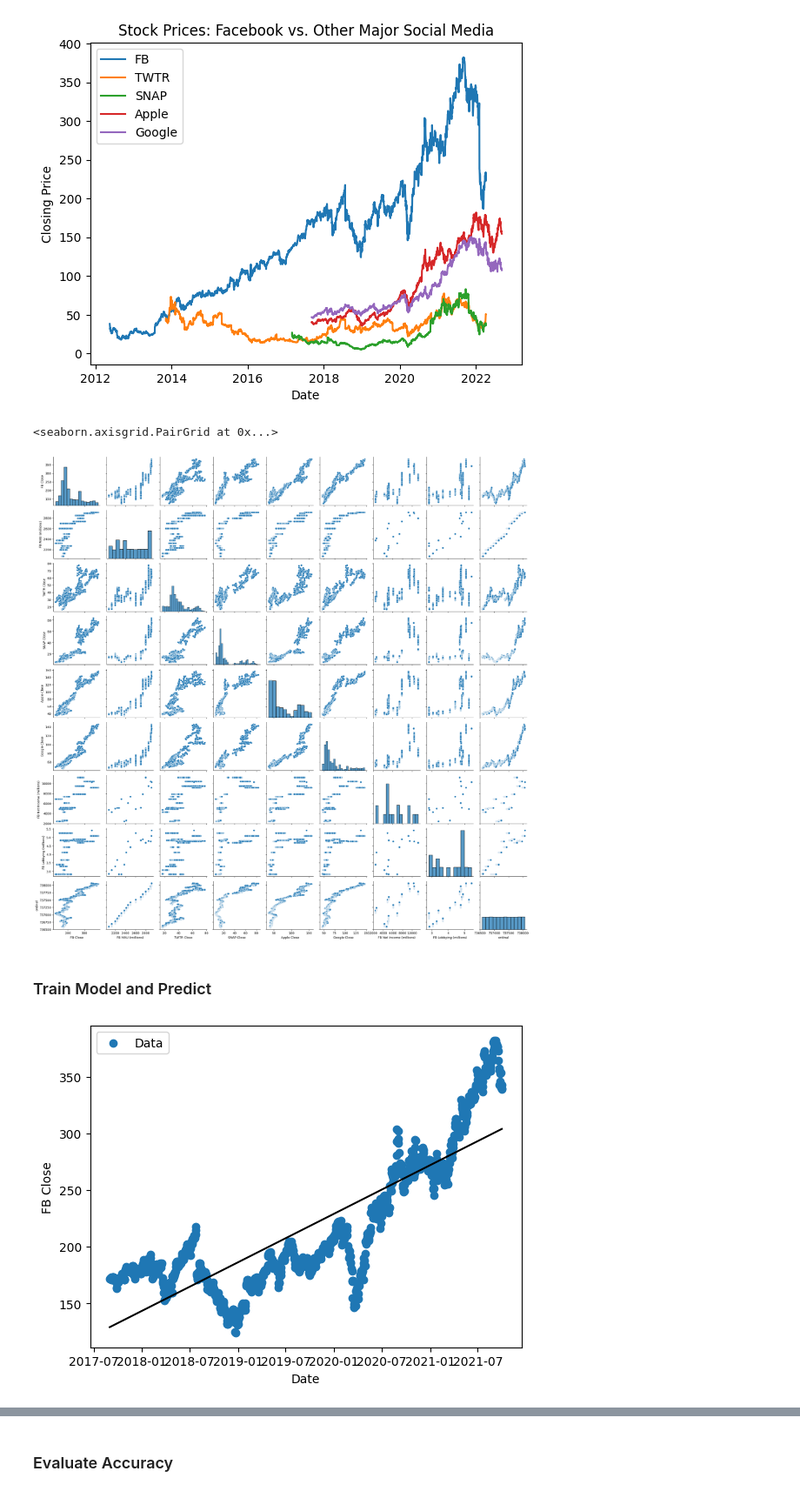
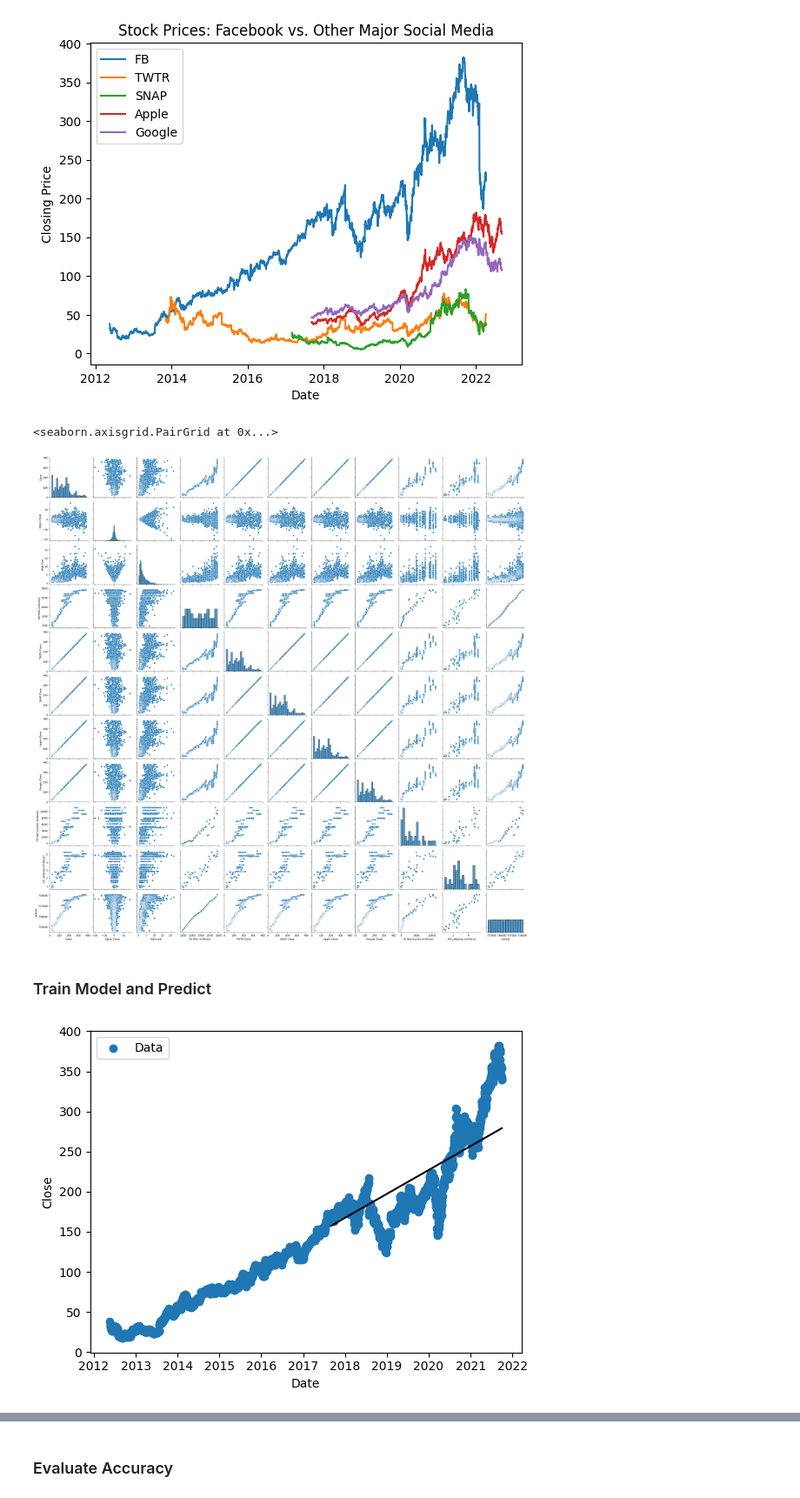
Before and after one commit to duckgrammer/Facebook-Stocks-ML, a Jupyter notebook: Facebook Stocks.ipynb, the cells around one changed output, grey strips where cells are left out. Shown at 87% size. Saved outputs shown, nothing was run; the diff lists cells and outputs as text; code cells hidden in the pictures.

```diff
--- a/Facebook Stocks.ipynb
+++ b/Facebook Stocks.ipynb
@@ -13,8 +16,9 @@ import csv
 # %%
 # Facebook stock prices 2012-2022
 FB_dataframe = pd.read_csv ('./data/FB_stock_history.csv')
+FB_dataframe['Open-Close'] = FB_dataframe.Open - FB_dataframe.Close
+FB_dataframe['High-Low'] = FB_dataframe.High - FB_dataframe.Low
 FB_dataframe = FB_dataframe.drop(['Open', 'High', 'Low', 'Dividends', 'Stock Splits', 'Volume'], axis=1)
-FB_dataframe = FB_dataframe.rename(columns={'Close': 'FB Close'})
 FB_dataframe['Date'] = pd.to_datetime(FB_dataframe['Date'])
 # %%
 # Facebook MAU 2008-2022
@@ -37,7 +41,7 @@ copanies = ['TWTR', 'SNAP'] # Twitter, Snapchat
 for company in copanies:
     company_df = sm_dataframe[sm_dataframe['Symbol']==company]
     temp = pd.merge_asof(FB_dataframe, company_df, on='Date', tolerance=pd.Timedelta('7 days'))
-    FB_dataframe[company+' Close'] = temp['Close']
+    FB_dataframe[company+' Close'] = temp['Close_x']
 # %%
 # Apple and Google Stock Price
 # (https://www.kaggle.com/datasets/vainero/google-apple-facebook-stock-price)
@@ -48,9 +52,9 @@ google_dataframe['Date'] = pd.to_datetime(google_dataframe['Date'])
 
 # Add Apple and Google Stocks to Main FB_dataframe
 temp = pd.merge_asof(FB_dataframe, apple_dataframe, on='Date', direction='nearest', tolerance=pd.Timedelta('7 days'))
-FB_dataframe['Apple Close'] = temp['Close']
+FB_dataframe['Apple Close'] = temp['Close_x']
 temp = pd.merge_asof(FB_dataframe, google_dataframe, on='Date', direction='nearest', tolerance=pd.Timedelta('7 days'))
-FB_dataframe['Google Close'] = temp['Close']
+FB_dataframe['Google Close'] = temp['Close_x']
 # %%
 # Facebook Net Income and Lobbying Expense
 # (https://www.statista.com/statistics/223289/facebooks-quarterly-net-income/?locale=en)
@@ -110,33 +114,33 @@ i.map_offdiag(sns.scatterplot)
 i.add_legend()
 # %% [output]
 <seaborn.axisgrid.PairGrid at 0x...>
-[figure, old version]
+[figure, new version]
 # %% [markdown]
 ### Train Model and Predict
 # %%
 # Simple Linear Regression using FB Closing Price vs. Datetime
 # (https://www.w3schools.com/python/python_ml_multiple_regression.asp)
 from sklearn import linear_model
 import datetime as dt
 
 X = FB_dataframe[['ordinal']]
-y = FB_dataframe['FB Close']
+y = FB_dataframe['Close']
 
 regr = linear_model.LinearRegression()
 regr.fit(X.values, y.values)
 # plot data
 fig, ax = plt.subplots()
-ax.scatter(FB_dataframe['Date'], FB_dataframe['FB Close'], label='Data')
+ax.scatter(FB_dataframe['Date'], FB_dataframe['Close'], label='Data')
 ax.set_xlabel('Date')
-ax.set_ylabel('FB Close')
+ax.set_ylabel('Close')
 ax.legend()
 
 # plot pred
 date_range = pd.date_range(start='2017-08-31', end='2021-10-01', freq='D')
 ordinal_range = date_range.to_series().apply(lambda date: date.toordinal())
 y_pred = regr.predict(ordinal_range.to_numpy().reshape(-1, 1))
 ax.plot(date_range, y_pred, color='k')
 
 plt.show()
 # %% [output]
-[figure, old version]
+[figure, new version]
```
Also changed, not shown: parts of 6 cells of this notebook.
